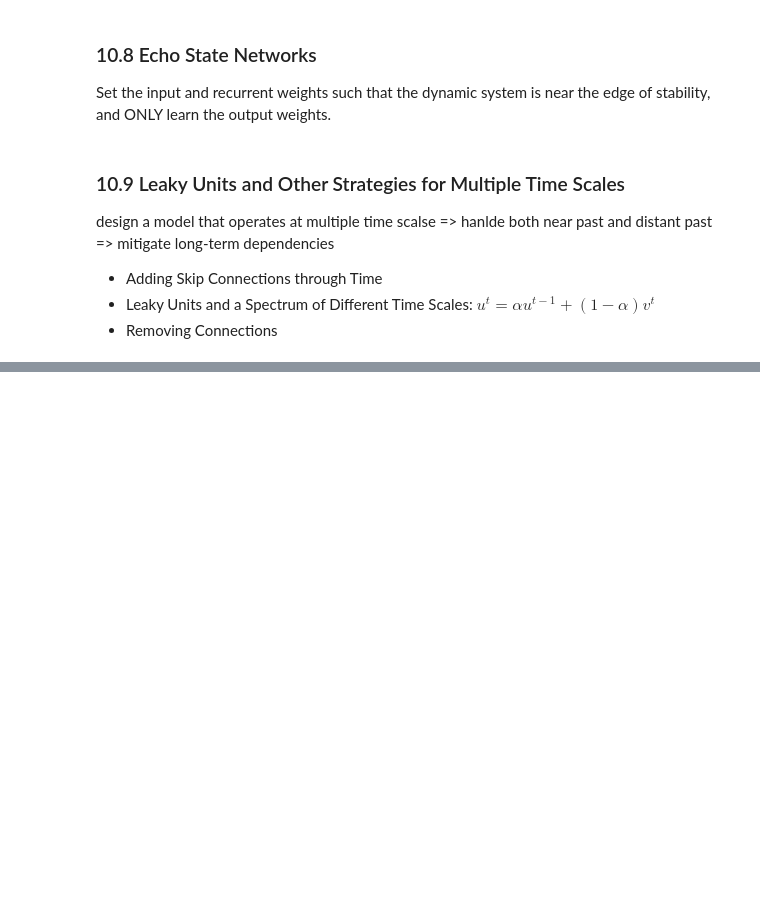
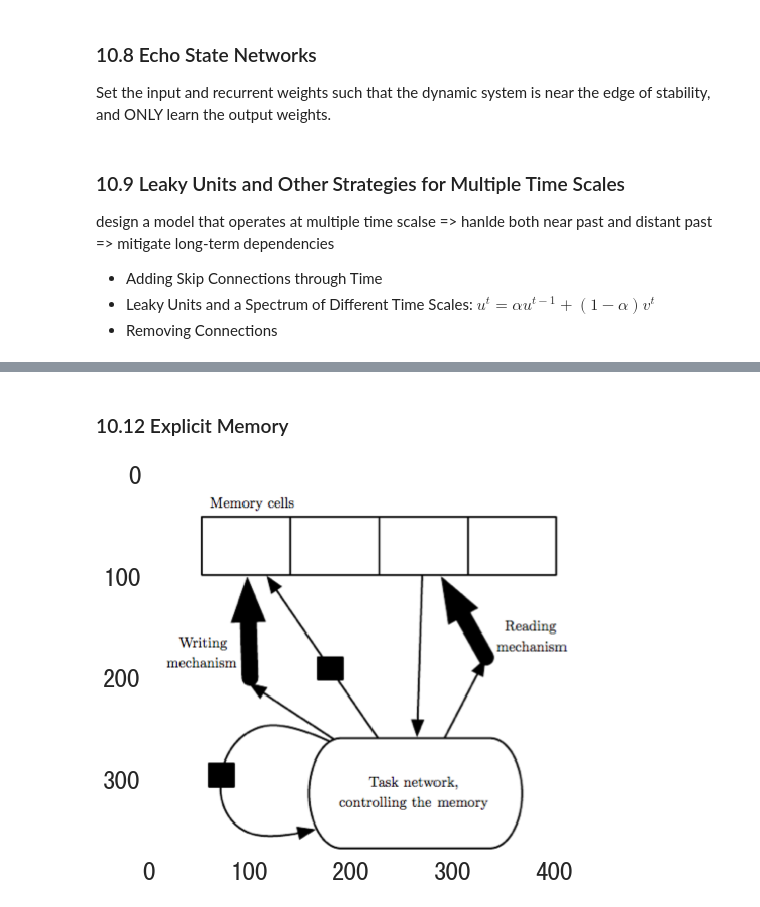
Before and after one commit to facaiy/book_notes, a Jupyter notebook: deep_learning/Sequence_Modeling/note.ipynb, the cells around one changed output, grey strips where cells are left out. Drawn from its saved outputs; the diff is of its cells as text; code cells hidden in the pictures; blank space fills up the shorter version.

```diff
--- a/deep_learning/Sequence_Modeling/note.ipynb
+++ b/deep_learning/Sequence_Modeling/note.ipynb
@@ -218,0 +245,6 @@ design a model that operates at multiple time scalse => hanlde both near past an
+# %% [markdown]
+### 10.12 Explicit Memory
+# %%
+show_image("fig10_18.png", figsize=(8, 12))
+# %% [output]
+[figure, added]
```
Also changed, not shown: parts of 4 cells of this notebook, 2 other files.
